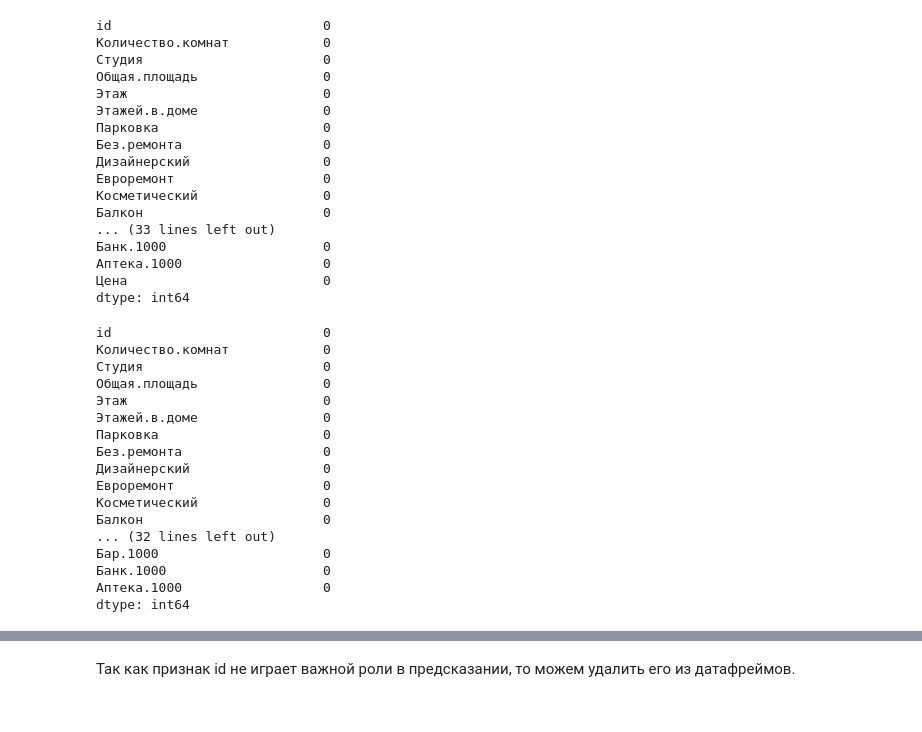
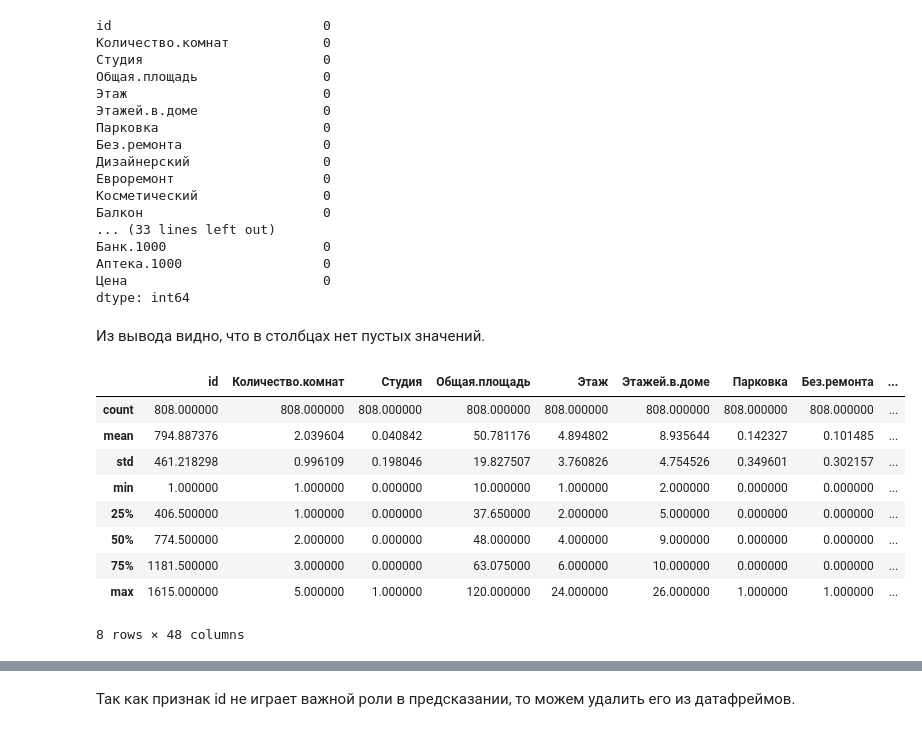
Before and after one commit to Nitrolacs/data_analysis_3_lab, a Jupyter notebook: notebooks/lab_3.ipynb, the cells around one changed output, grey strips where cells are left out. Saved outputs shown, nothing was run; the diff lists cells and outputs as text; code cells hidden in the pictures.

```diff
--- a/notebooks/lab_3.ipynb
+++ b/notebooks/lab_3.ipynb
@@ -78,23 +78,18 @@ id                           0
 Аптека.1000                  0
 Цена                         0
 dtype: int64
-# %%
-dataframe_test.isnull().sum()
-# %% [output]
-id                           0
-Количество.комнат            0
-Студия                       0
-Общая.площадь                0
-Этаж                         0
-Этажей.в.доме                0
-Парковка                     0
-Без.ремонта                  0
-Дизайнерский                 0
-Евроремонт                   0
-Косметический                0
-Балкон                       0
-... (32 lines left out)
-Бар.1000                     0
-Банк.1000                    0
-Аптека.1000                  0
-dtype: int64
+# %% [markdown]
+Из вывода видно, что в столбцах нет пустых значений.
+# %%
+dataframe_train.describe()
+# %% [output]
+|  | id | Количество.комнат | Студия | Общая.площадь | Этаж | Этажей.в.доме | Парковка | Без.ремонта | ... |
+| count | 808.000000 | 808.000000 | 808.000000 | 808.000000 | 808.000000 | 808.000000 | 808.000000 | 808.000000 | ... |
+| mean | 794.887376 | 2.039604 | 0.040842 | 50.781176 | 4.894802 | 8.935644 | 0.142327 | 0.101485 | ... |
+| std | 461.218298 | 0.996109 | 0.198046 | 19.827507 | 3.760826 | 4.754526 | 0.349601 | 0.302157 | ... |
+| min | 1.000000 | 1.000000 | 0.000000 | 10.000000 | 1.000000 | 2.000000 | 0.000000 | 0.000000 | ... |
+| 25% | 406.500000 | 1.000000 | 0.000000 | 37.650000 | 2.000000 | 5.000000 | 0.000000 | 0.000000 | ... |
+| 50% | 774.500000 | 2.000000 | 0.000000 | 48.000000 | 4.000000 | 9.000000 | 0.000000 | 0.000000 | ... |
+| 75% | 1181.500000 | 3.000000 | 0.000000 | 63.075000 | 6.000000 | 10.000000 | 0.000000 | 0.000000 | ... |
+| max | 1615.000000 | 5.000000 | 1.000000 | 120.000000 | 24.000000 | 26.000000 | 1.000000 | 1.000000 | ... |
+8 rows × 48 columns
```
Also changed, not shown: parts of 8 cells of this notebook.
